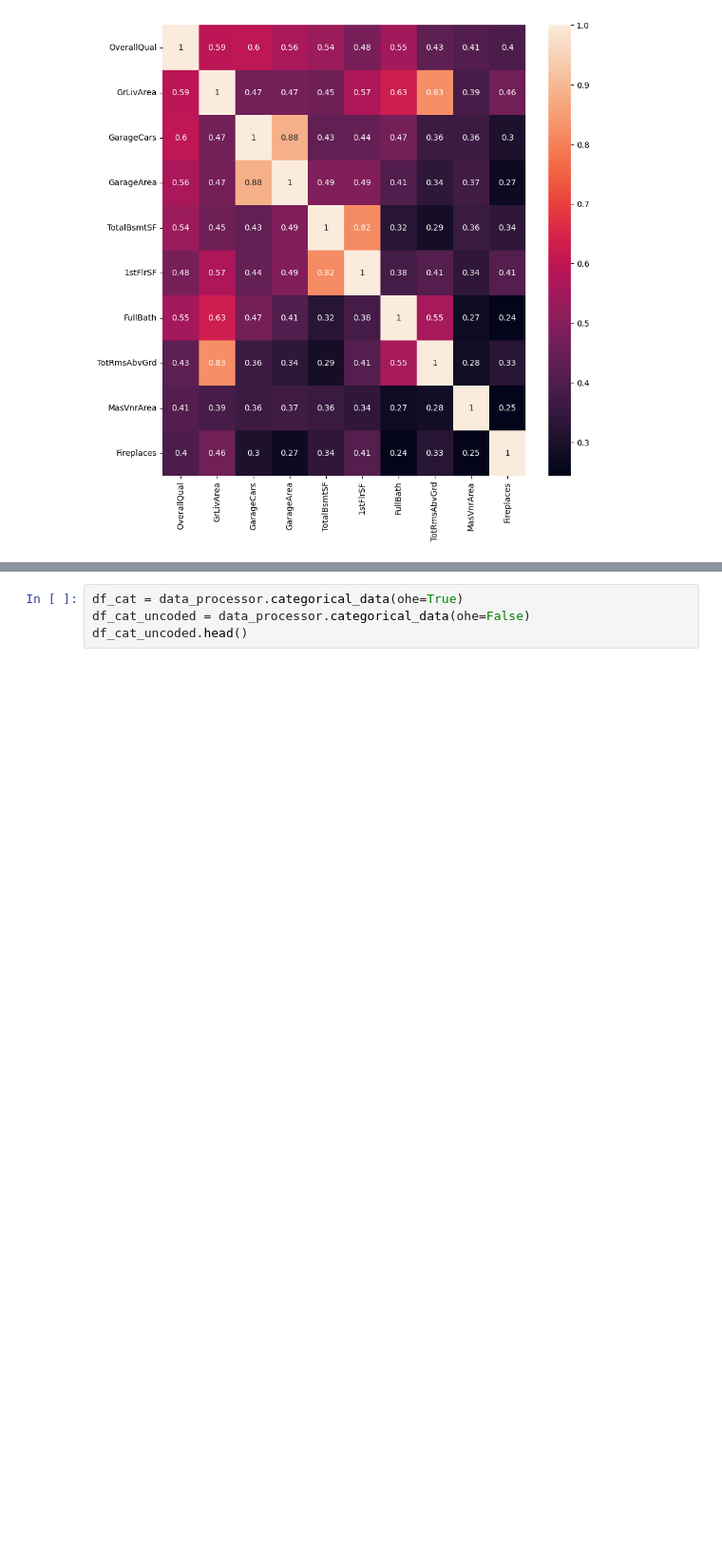
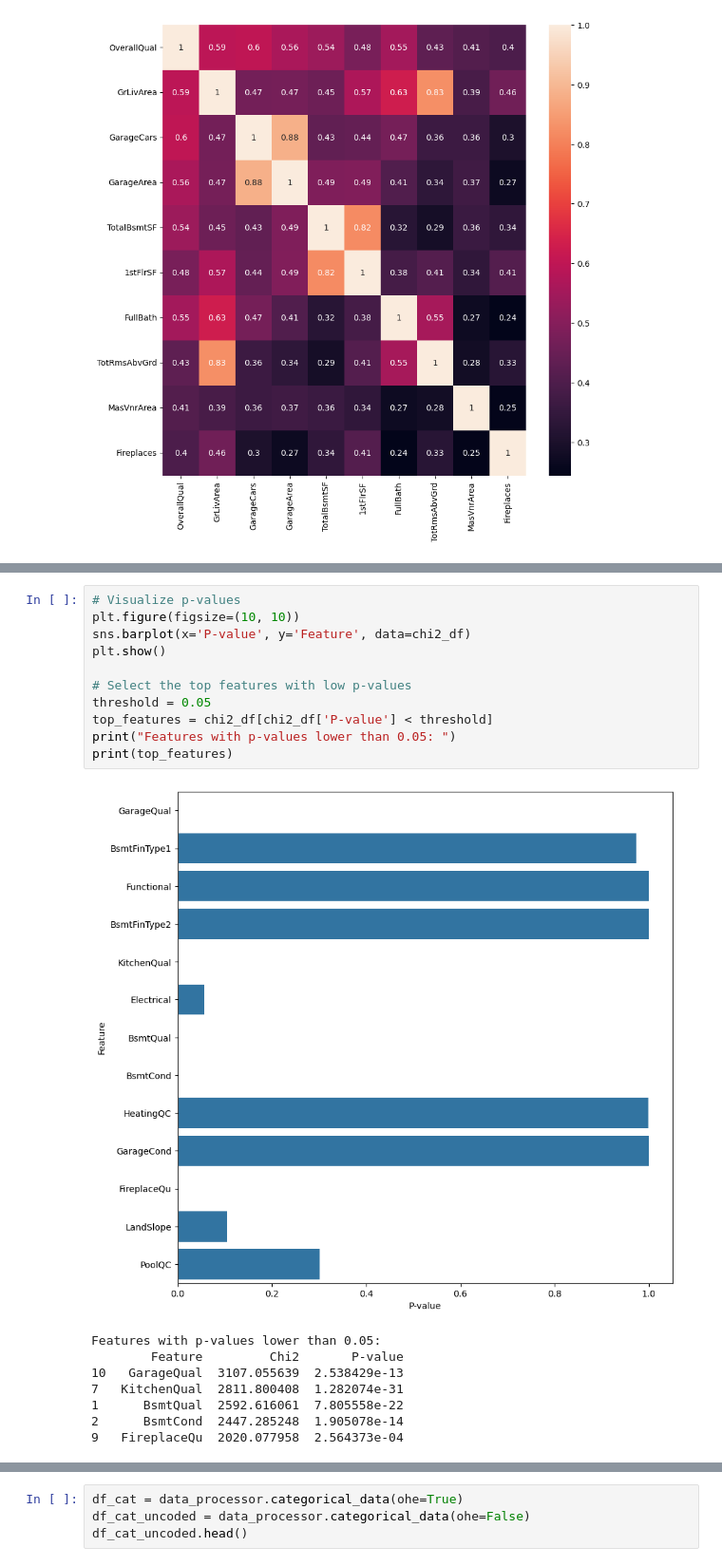
Before and after one commit to matthewgraca/4661-house-prices-regression, a Jupyter notebook: notebooks/data_visualization.ipynb, the cells around one changed output, grey strips where cells are left out. Shown at 95% size. Drawn from its saved outputs; the diff is of its cells as text; blank space fills up the shorter version.

```diff
--- a/notebooks/data_visualization.ipynb
+++ b/notebooks/data_visualization.ipynb
@@ -251,0 +219,20 @@ plt.show()
+# %%
+# Visualize p-values
+plt.figure(figsize=(10, 10))
+sns.barplot(x='P-value', y='Feature', data=chi2_df)
+plt.show()
+
+# Select the top features with low p-values
+threshold = 0.05
+top_features = chi2_df[chi2_df['P-value'] < threshold]
+print("Features with p-values lower than 0.05: ")
+print(top_features)
+# %% [output]
+[figure, added]
+Features with p-values lower than 0.05:
+        Feature         Chi2       P-value
+10   GarageQual  3107.055639  2.538429e-13
+7   KitchenQual  2811.800408  1.282074e-31
+1      BsmtQual  2592.616061  7.805558e-22
+2      BsmtCond  2447.285248  1.905078e-14
+9   FireplaceQu  2020.077958  2.564373e-04
```
Also changed, not shown: parts of 15 cells of this notebook.
